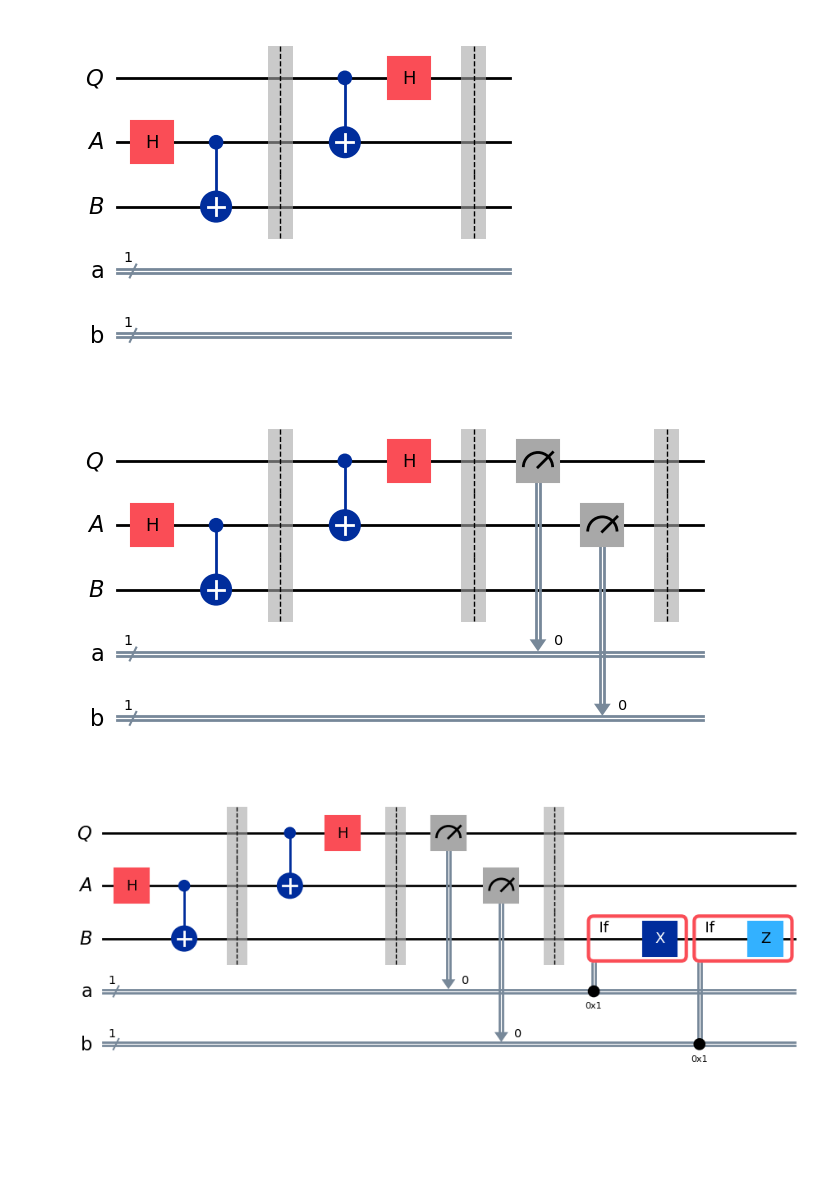
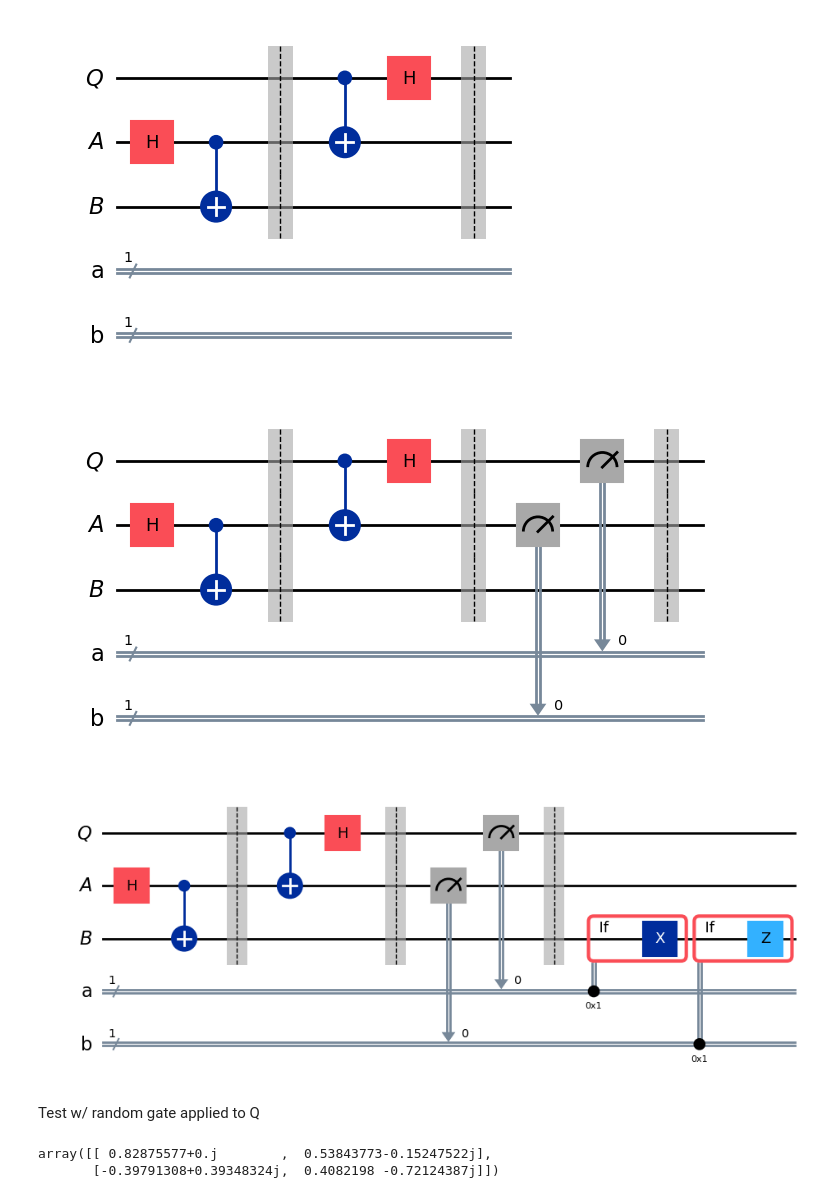
Before and after one commit to Shlok-C/Superposed, a Jupyter notebook: Qiskit/entanglement.ipynb, the cells around one changed output. Cells and saved outputs as stored; diff of their text form; code cells hidden in the pictures; blank space fills up the shorter version.

Commit message:
finished teleportation protocol

```diff
--- a/Qiskit/entanglement.ipynb
+++ b/Qiskit/entanglement.ipynb
@@ -46,14 +43,14 @@ teleportation_protocol.draw('mpl')
 # %% [output]
 [figure]
 # %%
-teleportation_protocol.measure(qubit, a)
-teleportation_protocol.measure(ebit_0, b)
+teleportation_protocol.measure(ebit_0, a)
+teleportation_protocol.measure(qubit, b)
 
 teleportation_protocol.barrier()
 
 teleportation_protocol.draw('mpl')
 # %% [output]
-[figure, old version]
+[figure, new version]
 # %%
 with teleportation_protocol.if_test((a, 1)):
     teleportation_protocol.x(ebit_1)
@@ -62,4 +59,17 @@ with teleportation_protocol.if_test((b, 1)):
 
 teleportation_protocol.draw('mpl')
 # %% [output]
-[figure, old version]
+[figure, new version]
+# %% [markdown]
+Test w/ random gate applied to Q
+# %%
+random_gate = UGate(
+    theta=random.random() * 2 * numpy.pi,
+    phi=random.random() * 2 * numpy.pi,
+    lam=random.random() * 2 * numpy.pi
+)
+
+random_gate.to_matrix()
+# %% [output]
+array([[ 0.82875577+0.j        ,  0.53843773-0.15247522j],
+       [-0.39791308+0.39348324j,  0.4082198 -0.72124387j]])
```
Also changed, not shown: parts of 3 cells of this notebook.
